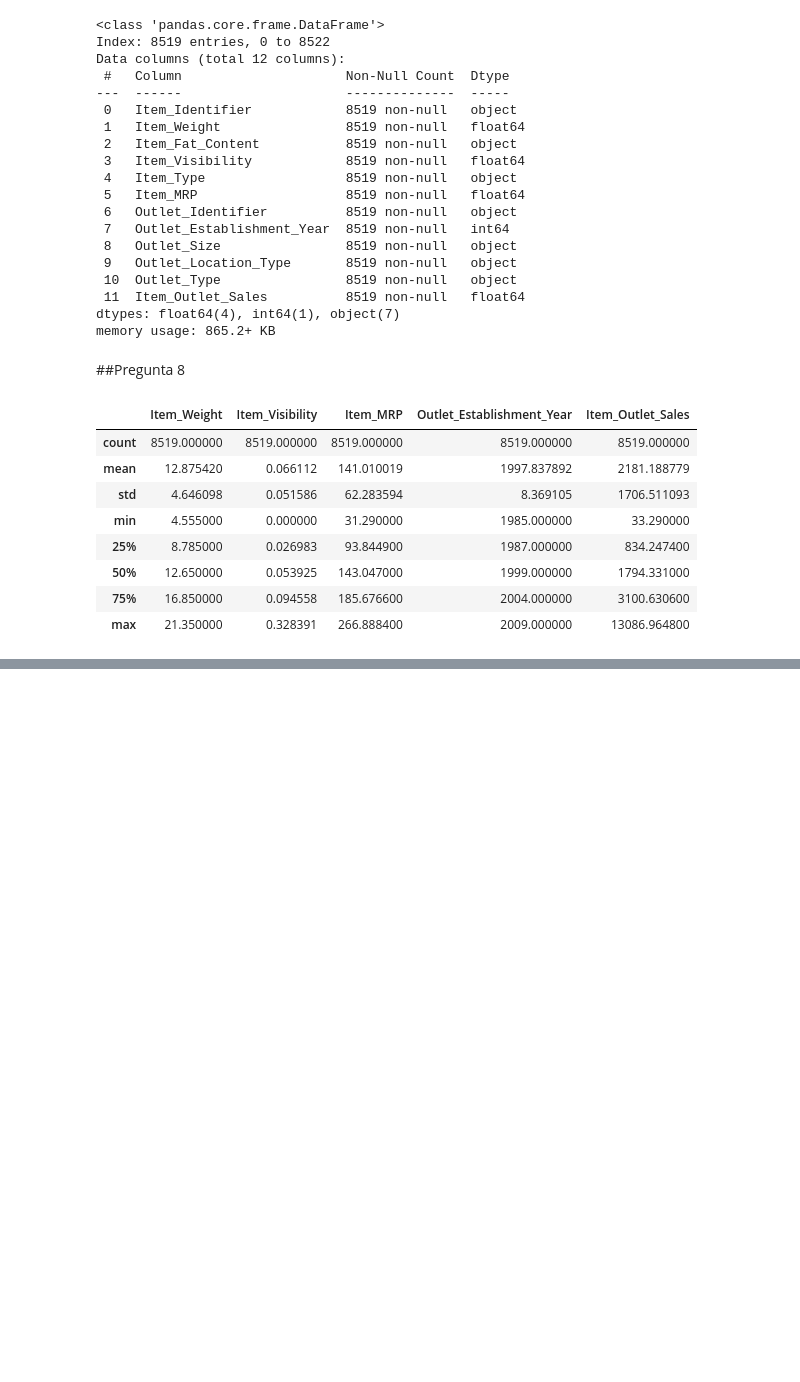
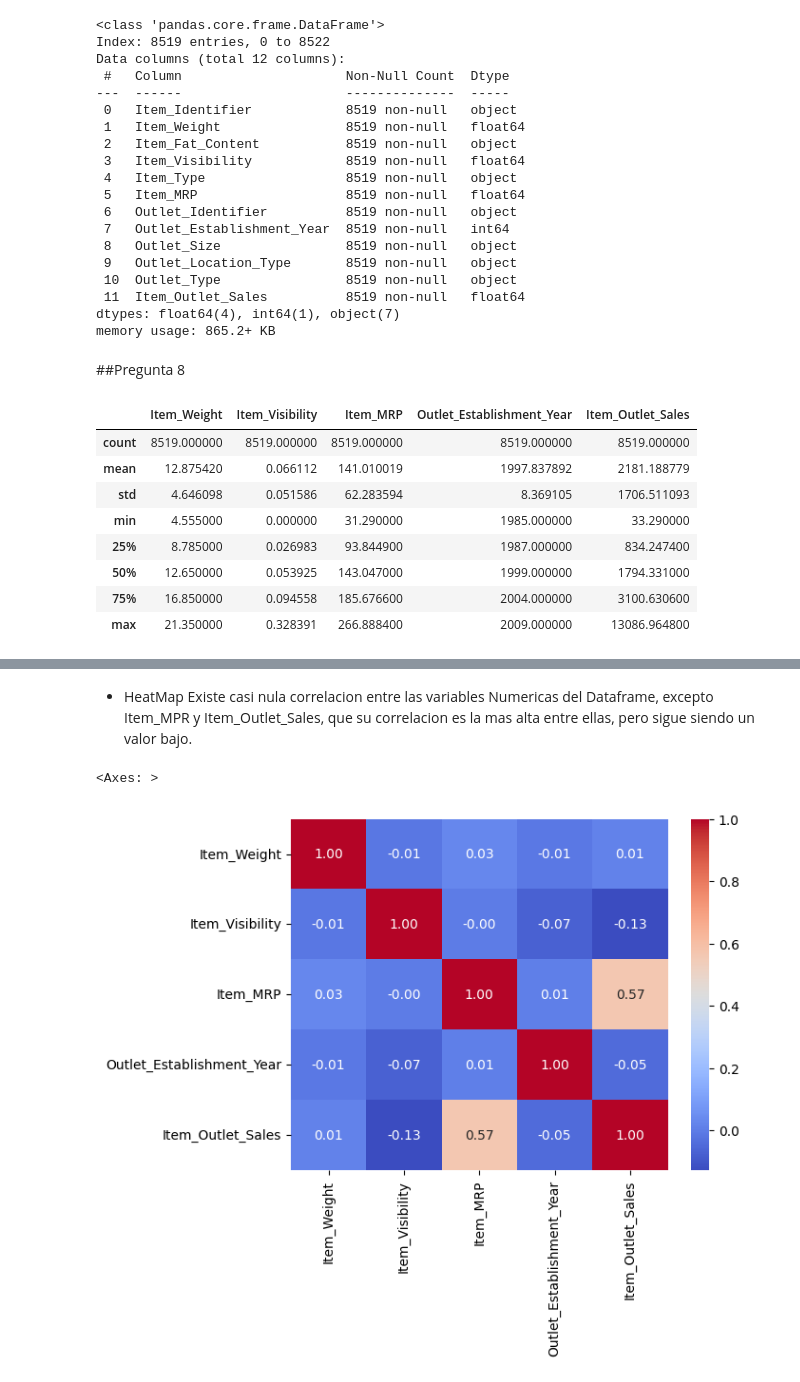
Before and after one commit to Kururoll/predicciones-de-ventas, a Jupyter notebook: predicciones_de_ventas.ipynb, the cells around one changed output, grey strips where cells are left out. Drawn from its saved outputs; the diff is of its cells as text; code cells hidden in the pictures; blank space fills up the shorter version.

```diff
--- a/predicciones_de_ventas.ipynb
+++ b/predicciones_de_ventas.ipynb
@@ -225,0 +245,12 @@ df.describe()
+# %% [markdown]
+* HeatMap
+Existe casi nula correlacion entre las variables Numericas del Dataframe, excepto Item_MPR y Item_Outlet_Sales, que su correlacion es la mas alta entre ellas, pero sigue siendo un valor bajo.
+# %%
+#Columnas a correlacionar
+columnas = ['Item_Weight', 'Item_Visibility', 'Item_MRP', 'Outlet_Establishment_Year', 'Item_Outlet_Sales']
+dfcolumnas = df[columnas]
+corr = dfcolumnas.corr()
+sns.heatmap(corr, annot=True, cmap='coolwarm', fmt=".2f")
+# %% [output]
+<Axes: >
+[figure, added]
```
Also changed, not shown: parts of 5 cells of this notebook.
